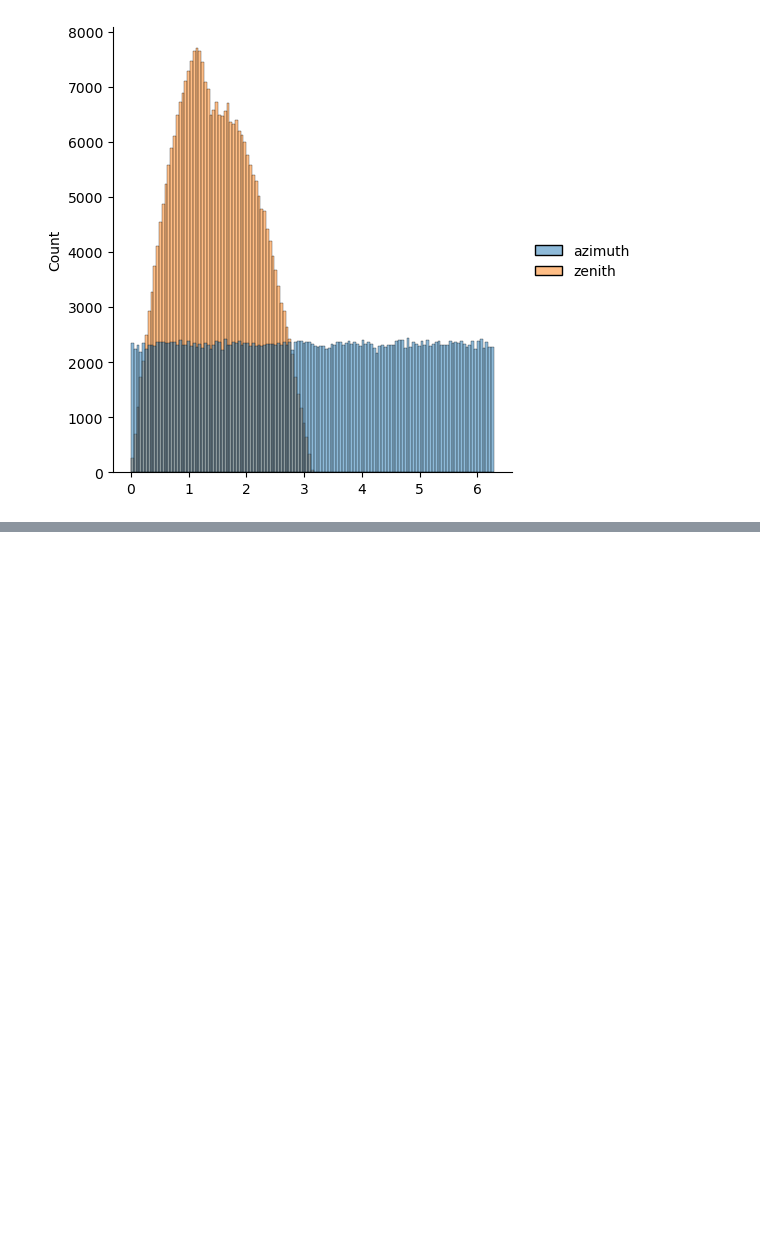
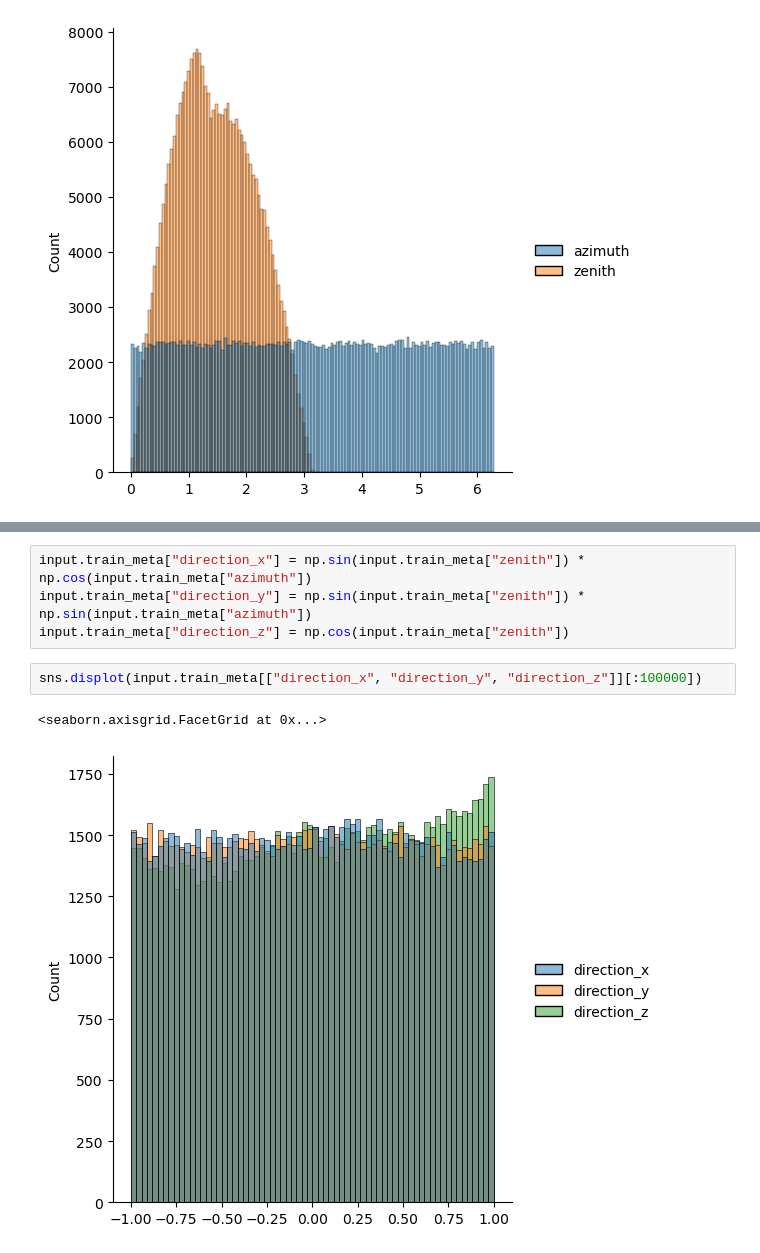
Before and after one commit to IMOKURI/kaggle-ice-cube, a Jupyter notebook: notebook/EDA.ipynb, the cells around one changed output, grey strips where cells are left out. Saved outputs shown, nothing was run; the diff lists cells and outputs as text; blank space fills up the shorter version.

```diff
--- a/notebook/EDA.ipynb
+++ b/notebook/EDA.ipynb
@@ -566,0 +588,9 @@ sns.displot(submission_high_sigma.reset_index().loc[:300000, ["azimuth", "zenith
+# %%
+input.train_meta["direction_x"] = np.sin(input.train_meta["zenith"]) * np.cos(input.train_meta["azimuth"])
+input.train_meta["direction_y"] = np.sin(input.train_meta["zenith"]) * np.sin(input.train_meta["azimuth"])
+input.train_meta["direction_z"] = np.cos(input.train_meta["zenith"])
+# %%
+sns.displot(input.train_meta[["direction_x", "direction_y", "direction_z"]][:100000])
+# %% [output]
+<seaborn.axisgrid.FacetGrid at 0x...>
+[figure, added]
```
Also changed, not shown: parts of 24 cells of this notebook, 4 other files.
